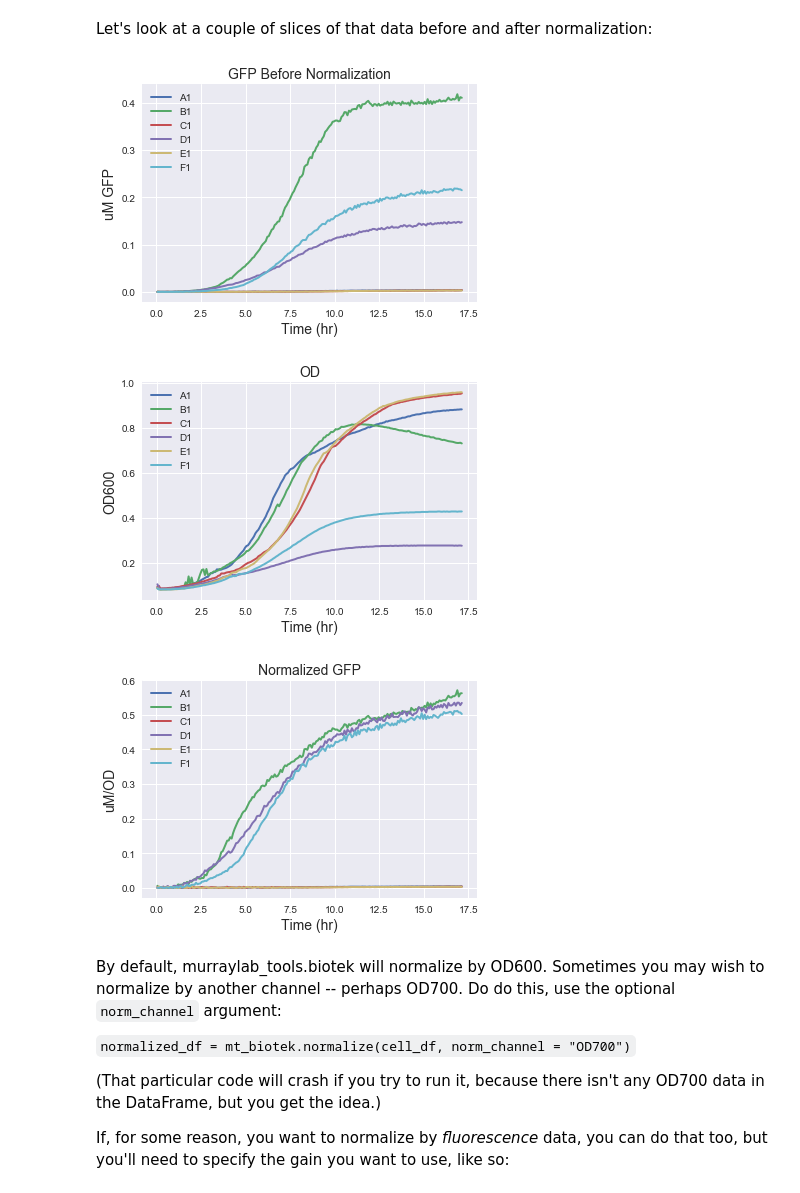
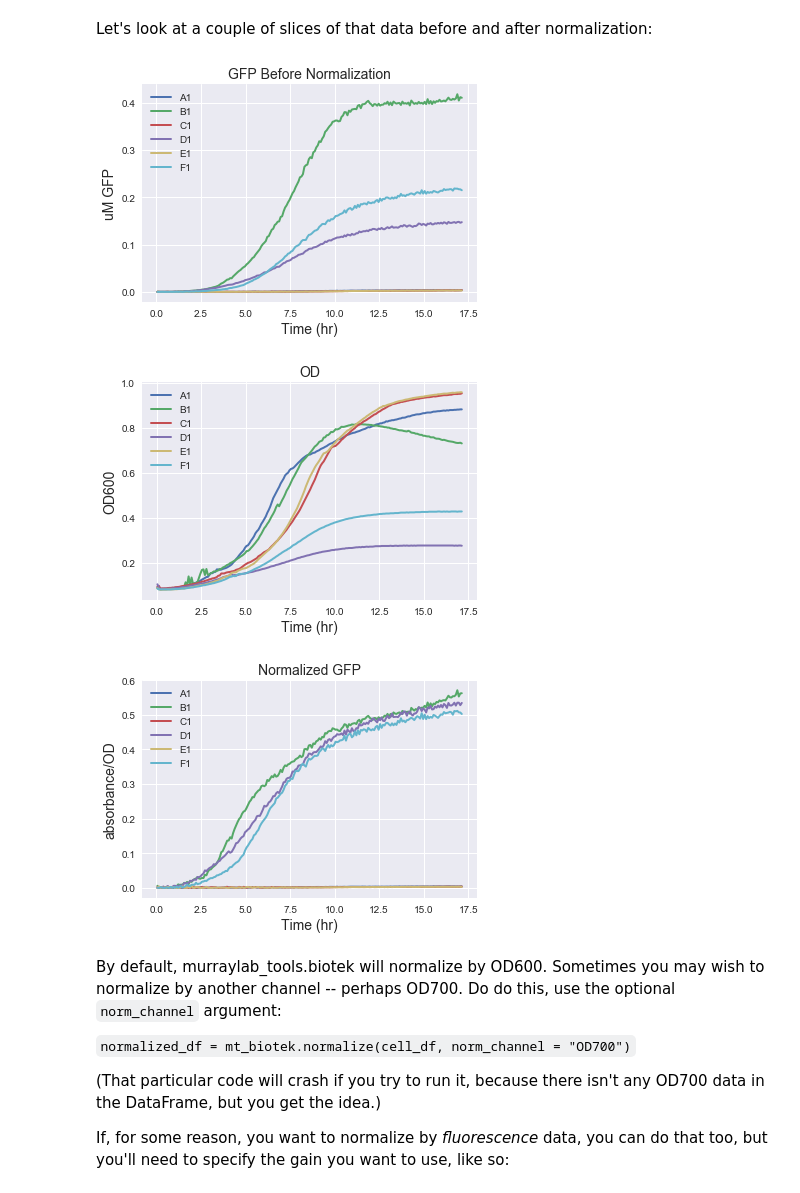
Before and after one commit to sclamons/murraylab_tools, a Jupyter notebook: examples/Biotek Analysis Usage Examples.ipynb, the cells around one changed output. Saved outputs shown, nothing was run; the diff lists cells and outputs as text; code cells hidden in the pictures.

```diff
--- a/examples/Biotek Analysis Usage Examples.ipynb
+++ b/examples/Biotek Analysis Usage Examples.ipynb
@@ -384,37 +405,37 @@ Let's look at a couple of slices of that data before and after normalization:
 #            err_style = "unit_traces")
 for row in ["A", "B", "C", "D", "E", "F"]:
     plot_df = cell_df[(cell_df.Row == row) & (cell_df.Column == 1) & \
-                      (cell_df.Channel == "GFP") & (cell_df.Gain == 61)]
+                      (cell_df.Channel == "deGFP") & (cell_df.Gain == 61)]
     plt.plot(plot_df["Time (hr)"], plot_df["Measurement"], label = row + "1")
 plt.xlabel("Time (hr)")
 plt.ylabel("uM GFP")
 plt.legend()
 plt.title("GFP Before Normalization")
 plt.show()
 
 for row in ["A", "B", "C", "D", "E", "F"]:
     plot_df = cell_df[(cell_df.Row == row) & (cell_df.Column == 1) & \
                       (cell_df.Channel == "OD600")]
     plt.plot(plot_df["Time (hr)"], plot_df["Measurement"], label = row + "1")
 plt.xlabel("Time (hr)")
 plt.ylabel("OD600")
 plt.legend()
 plt.title("OD")
 plt.show()
 
 for row in ["A", "B", "C", "D", "E", "F"]:
     plot_df = normalized_df[(normalized_df.Row == row) & (normalized_df.Column == 1) & \
-                      (normalized_df.Channel == "GFP") & (normalized_df.Gain == 61)]
+                      (normalized_df.Channel == "deGFP") & (normalized_df.Gain == 61)]
     plt.plot(plot_df["Time (hr)"], plot_df["Measurement"], label = row + "1")
 plt.xlabel("Time (hr)")
 plt.ylabel(normalized_df.Units.unique()[0])
 plt.legend()
 plt.title("Normalized GFP")
 plt.show()
 # %% [output]
 [figure]
 [figure]
-[figure, old version]
+[figure, new version]
 # %% [markdown]
 By default, murraylab_tools.biotek will normalize by OD600. Sometimes you may wish to normalize by another channel -- perhaps OD700. Do do this, use the optional `norm_channel` argument:
 
```
Also changed, not shown: parts of 30 cells of this notebook, 8 other files.
